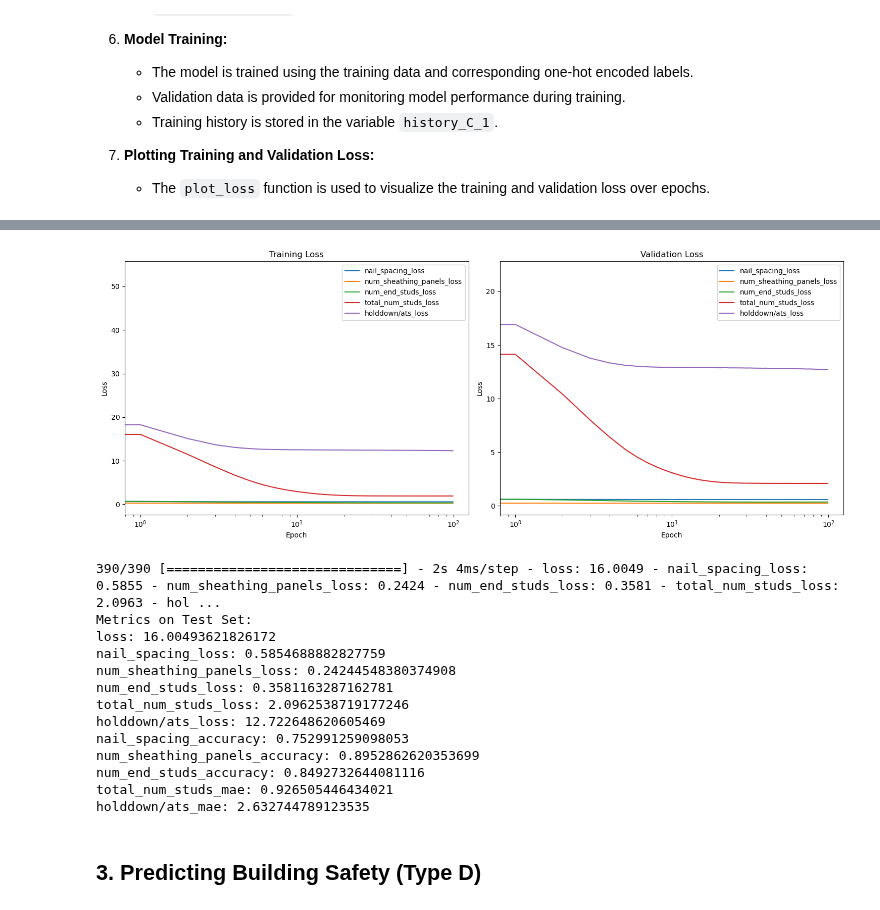
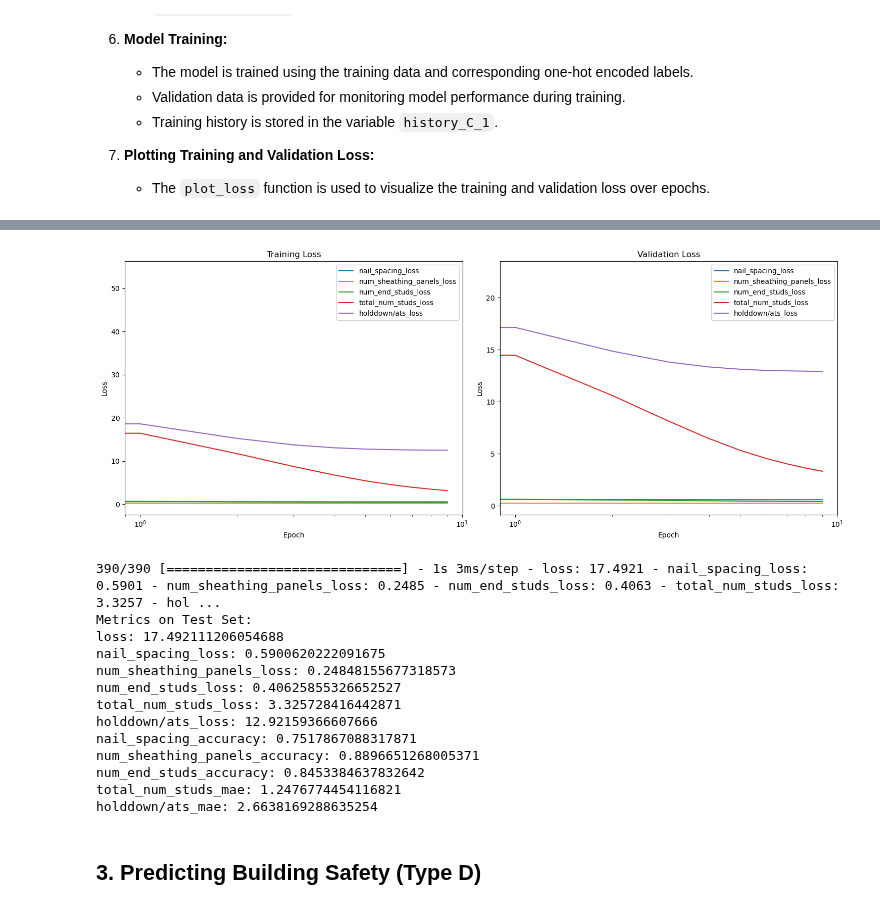
Before and after one commit to CS-433/ml-project-2-ai-ron-team, a Jupyter notebook: Run_Neural_Networks.ipynb, the cells around one changed output, grey strips where cells are left out. Cells and saved outputs as stored; diff of their text form; code cells hidden in the pictures.

```diff
--- a/Run_Neural_Networks.ipynb
+++ b/Run_Neural_Networks.ipynb
@@ -467,7 +477,6 @@ model_C_1.compile(optimizer='adam',
 # Went from 0.02 to 0.008 in total loss with this line
 reduce_lr = ReduceLROnPlateau(monitor='val_loss', factor=0.2, patience=10, min_lr=0.00001)
 
-
 # Train the model
 history_C_1 = model_C_1.fit(X_train_C_1, {'nail_spacing': Y_train_onehot_nail_spacing,
                     'num_sheathing_panels': Y_train_onehot_num_sheathing_panels,
@@ -475,7 +484,7 @@ history_C_1 = model_C_1.fit(X_train_C_1, {'nail_spacing': Y_train_onehot_nail_sp
                     'total_num_studs': Y_train_C_1['Total number studs'],
                     'holddown/ats': Y_train_C_1['HoldDown Model / ATS']
                     },
-          epochs=100, batch_size=32, validation_data = (X_test_C_1, {'nail_spacing': Y_test_onehot_nail_spacing,
+          epochs=10, batch_size=32, validation_data = (X_test_C_1, {'nail_spacing': Y_test_onehot_nail_spacing,
                                                                         'num_sheathing_panels': Y_test_onehot_num_sheathing_panels,
                                                                         'num_end_studs': Y_test_onehot_num_end_studs,
                                                                         'total_num_studs': Y_test_C_1['Total number studs'],
@@ -505,4 +517,4 @@ Epoch 100/100
-[figure, old version]
+[figure, new version]
 # %%
 # Evaluate the model on the test set
 evaluation_results = model_C_1.evaluate(X_test_C_1, {'nail_spacing': Y_test_onehot_nail_spacing,
@@ -519,19 +531,19 @@ print("Metrics on Test Set:")
 for output_name, metric_value in output_metrics.items():
     print(f"{output_name}: {metric_value}")
 # %% [output]
-390/390 [==============================] - 2s 4ms/step - loss: 16.0049 - nail_spacing_loss: 0.5855 - num_sheathing_panels_loss: 0.2424 - num_end_studs_loss: 0.3581 - total_num_studs_loss: 2.0963 - hol ...
+390/390 [==============================] - 1s 3ms/step - loss: 17.4921 - nail_spacing_loss: 0.5901 - num_sheathing_panels_loss: 0.2485 - num_end_studs_loss: 0.4063 - total_num_studs_loss: 3.3257 - hol ...
 Metrics on Test Set:
-loss: 16.00493621826172
-nail_spacing_loss: 0.5854688882827759
-num_sheathing_panels_loss: 0.24244548380374908
-num_end_studs_loss: 0.3581163287162781
-total_num_studs_loss: 2.0962538719177246
-holddown/ats_loss: 12.722648620605469
-nail_spacing_accuracy: 0.752991259098053
-num_sheathing_panels_accuracy: 0.8952862620353699
-num_end_studs_accuracy: 0.8492732644081116
-total_num_studs_mae: 0.926505446434021
-holddown/ats_mae: 2.632744789123535
+loss: 17.492111206054688
+nail_spacing_loss: 0.5900620222091675
+num_sheathing_panels_loss: 0.24848155677318573
+num_end_studs_loss: 0.40625855326652527
+total_num_studs_loss: 3.325728416442871
+holddown/ats_loss: 12.92159366607666
+nail_spacing_accuracy: 0.7517867088317871
+num_sheathing_panels_accuracy: 0.8896651268005371
+num_end_studs_accuracy: 0.8453384637832642
+total_num_studs_mae: 1.2476774454116821
+holddown/ats_mae: 2.6638169288635254
 # %% [markdown]
 ## 3. Predicting Building Safety (Type D)
 # %%
```
Also changed, not shown: parts of 10 cells of this notebook.
